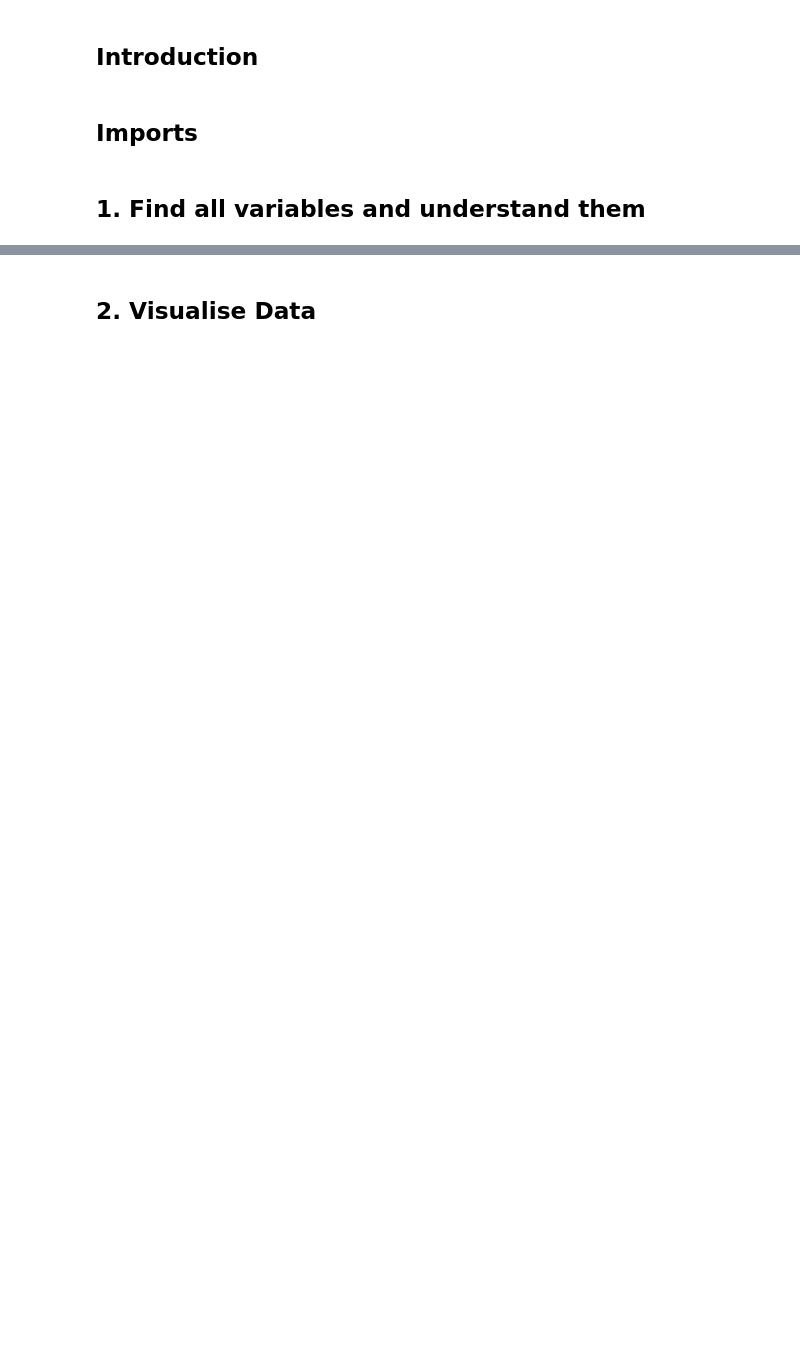
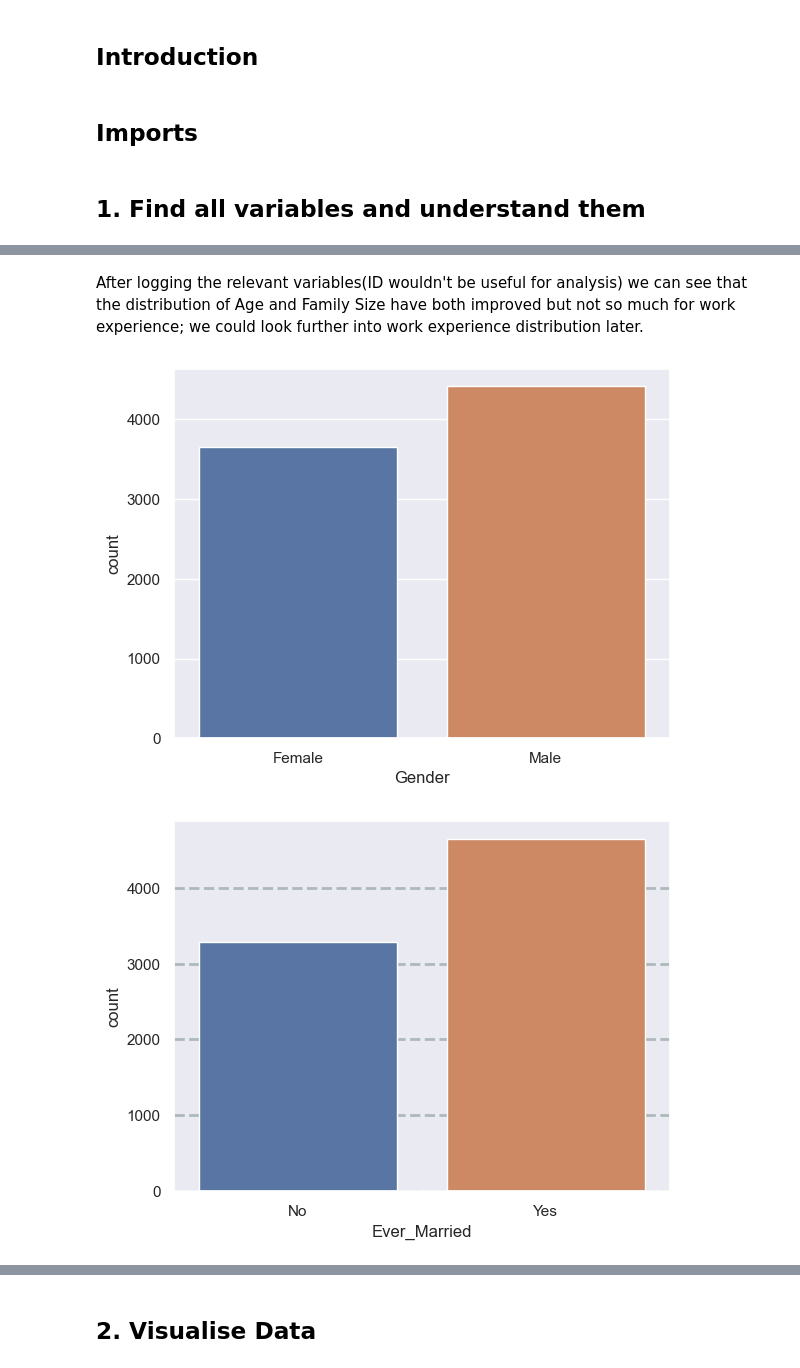
Before and after one commit to jamesz3ng/MSA_Phase_2, a Jupyter notebook: market_segmentation.ipynb, the cells around one changed output, grey strips where cells are left out. Cells and saved outputs as stored; diff of their text form; code cells hidden in the pictures; blank space fills up the shorter version.

```diff
--- a/market_segmentation.ipynb
+++ b/market_segmentation.ipynb
@@ -84,0 +125,14 @@ We can see that both age and family size have a similar shape, both features hav
+# %% [markdown]
+After logging the relevant variables(ID wouldn't be useful for analysis) we can see that the distribution of Age and Family Size have both improved but not so much for work experience; we could look further into work experience distribution later.
+# %%
+for i, v in enumerate(["Gender", "Ever_Married", "Graduated", "Spending_Score", "Var_1", "Segmentation"]):
+    sns.countplot(x = df[v].astype('category'))
+    plt.show()
+    plt.grid(color='#95a5a6', linestyle='--', linewidth=2, axis='y', alpha=0.7)
+
+sns.countplot(x="Profession", data=df)
+plt.xticks(rotation=90)
+plt.grid(color='#95a5a6', linestyle='--', linewidth=2, axis='y', alpha=0.7)
+# %% [output]
+[figure, added]
+[figure, added]
```
Also changed, not shown: parts of 21 cells of this notebook, 3 other files.
